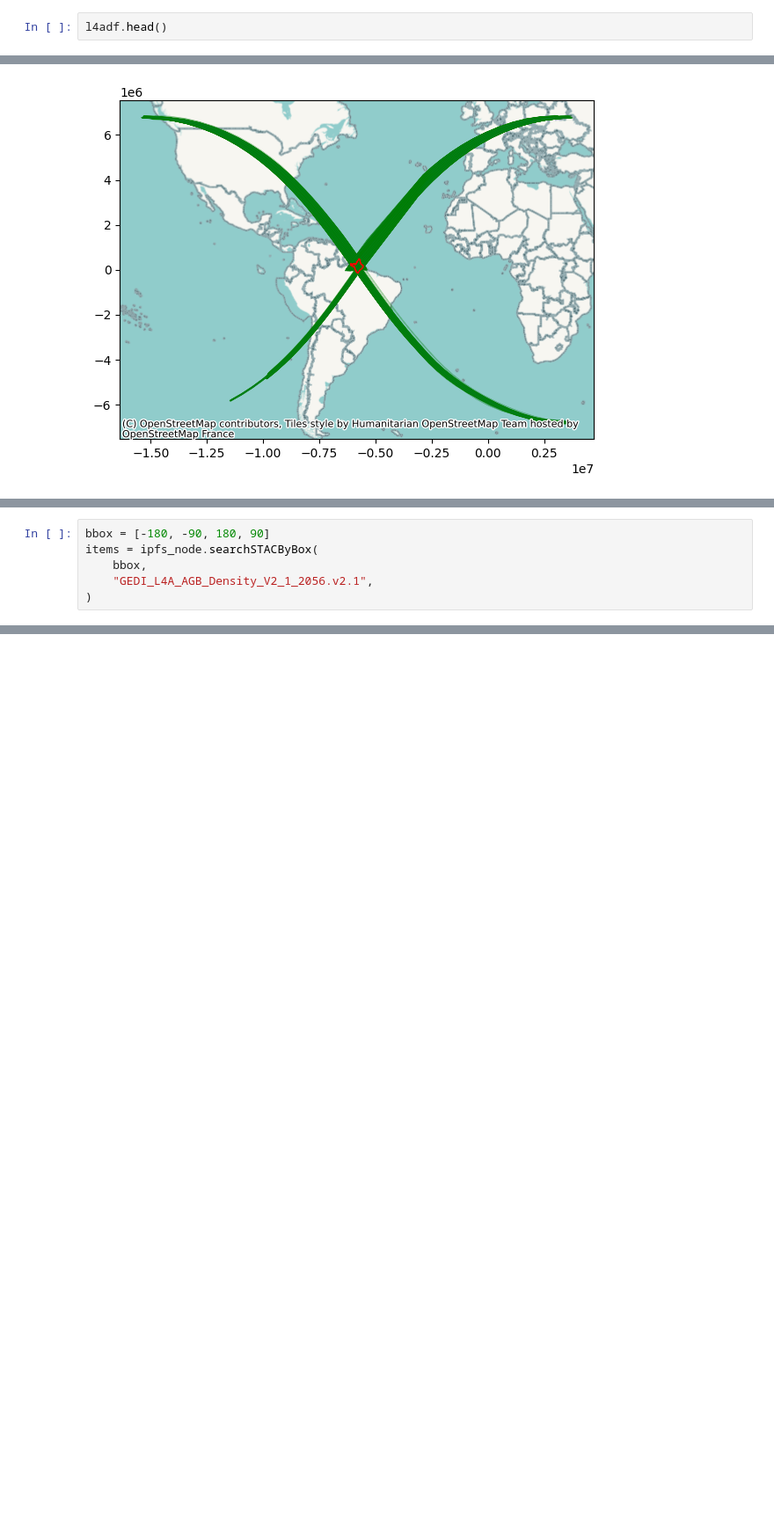
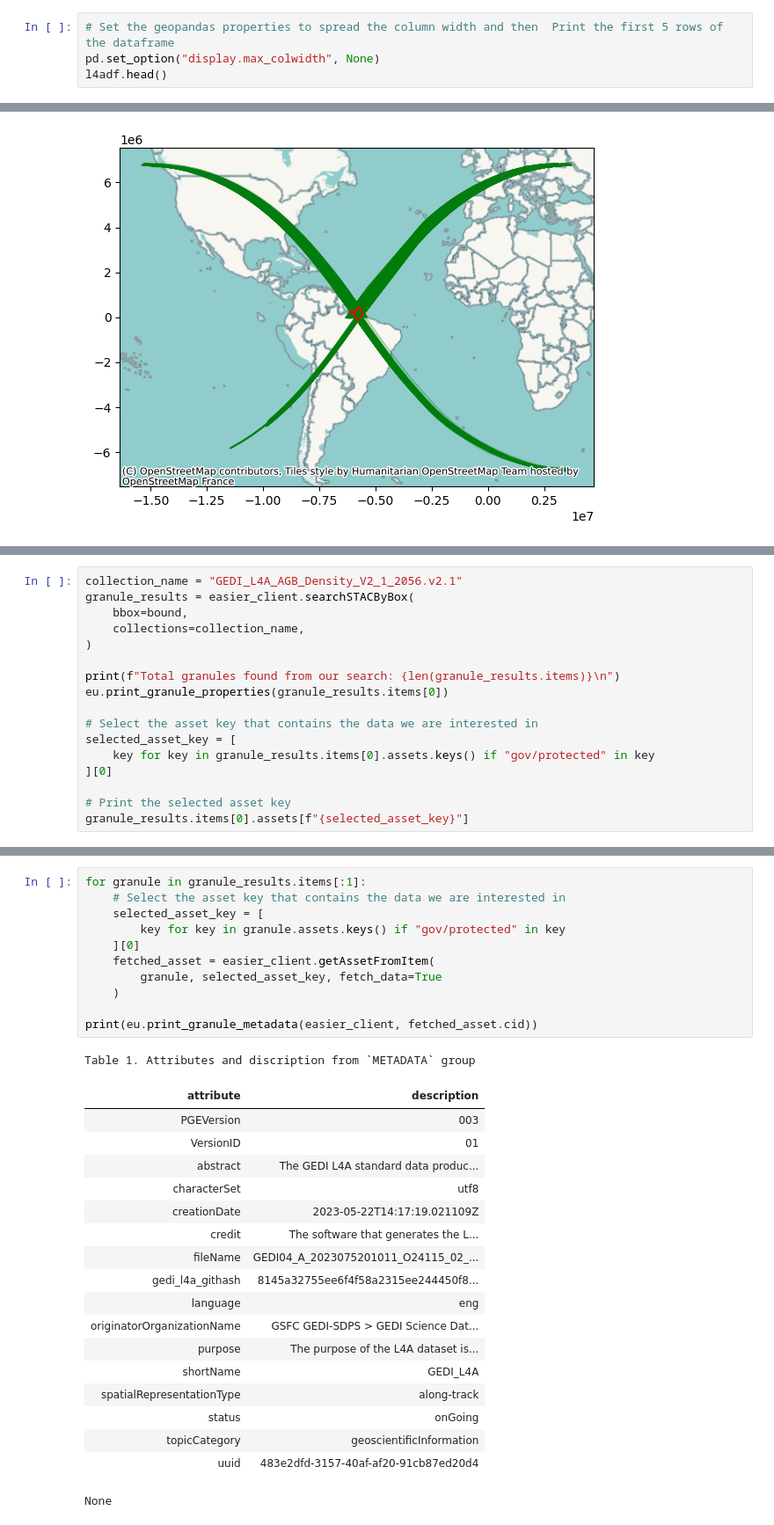
Before and after one commit to easierdata/gedi_tutorials, a Jupyter notebook: 1_gedi_l4a_search_download.ipynb, the cells around one changed output, grey strips where cells are left out. Shown at 88% size. Drawn from its saved outputs; the diff is of its cells as text; blank space fills up the shorter version.

Commit message:
First draft of tutorial with IPFS additions

```diff
--- a/1_gedi_l4a_search_download.ipynb
+++ b/1_gedi_l4a_search_download.ipynb
@@ -280,6 +287,8 @@ response
 # %% [markdown]
 Now, we have stored the granule URLs and their bounding geometries into the pandas dataframe `l4adf`. The first few rows of the table look like the following.
 # %%
+# Set the geopandas properties to spread the column width and then  Print the first 5 rows of the dataframe
+pd.set_option("display.max_colwidth", None)
 l4adf.head()
 # %% [output]
 |  | granule_url | granule_size | granule_poly |
@@ -339,6 +383,17 @@ ipfs_node = client.Web3(
 # %%
-bbox = [-180, -90, 180, 90]
-items = ipfs_node.searchSTACByBox(
-    bbox,
-    "GEDI_L4A_AGB_Density_V2_1_2056.v2.1",
+collection_name = "GEDI_L4A_AGB_Density_V2_1_2056.v2.1"
+granule_results = easier_client.searchSTACByBox(
+    bbox=bound,
+    collections=collection_name,
 )
+
+print(f"Total granules found from our search: {len(granule_results.items)}\n")
+eu.print_granule_properties(granule_results.items[0])
+
+# Select the asset key that contains the data we are interested in
+selected_asset_key = [
+    key for key in granule_results.items[0].assets.keys() if "gov/protected" in key
+][0]
+
+# Print the selected asset key
+granule_results.items[0].assets[f"{selected_asset_key}"]
@@ -378,0 +440,31 @@ cat granules.txt | tr -d '\r' | xargs -n 1 curl -LJO -n -c ~/.urs_cookies -b ~/.
+# %%
+for granule in granule_results.items[:1]:
+    # Select the asset key that contains the data we are interested in
+    selected_asset_key = [
+        key for key in granule.assets.keys() if "gov/protected" in key
+    ][0]
+    fetched_asset = easier_client.getAssetFromItem(
+        granule, selected_asset_key, fetch_data=True
+    )
+
+print(eu.print_granule_metadata(easier_client, fetched_asset.cid))
+# %% [output]
+Table 1. Attributes and discription from `METADATA` group
+| attribute | description |
+| PGEVersion | 003 |
+| VersionID | 01 |
+| abstract | The GEDI L4A standard data produc... |
+| characterSet | utf8 |
+| creationDate | 2023-05-22T14:17:19.021109Z |
+| credit | The software that generates the L... |
+| fileName | GEDI04_A_2023075201011_O24115_02_... |
+| gedi_l4a_githash | 8145a32755ee6f4f58a2315ee244450f8... |
+| language | eng |
+| originatorOrganizationName | GSFC GEDI-SDPS > GEDI Science Dat... |
+| purpose | The purpose of the L4A dataset is... |
+| shortName | GEDI_L4A |
+| spatialRepresentationType | along-track |
+| status | onGoing |
+| topicCategory | geoscientificInformation |
+| uuid | 483e2dfd-3157-40af-af20-91cb87ed20d4 |
+None
```
Also changed, not shown: parts of 19 cells of this notebook.
